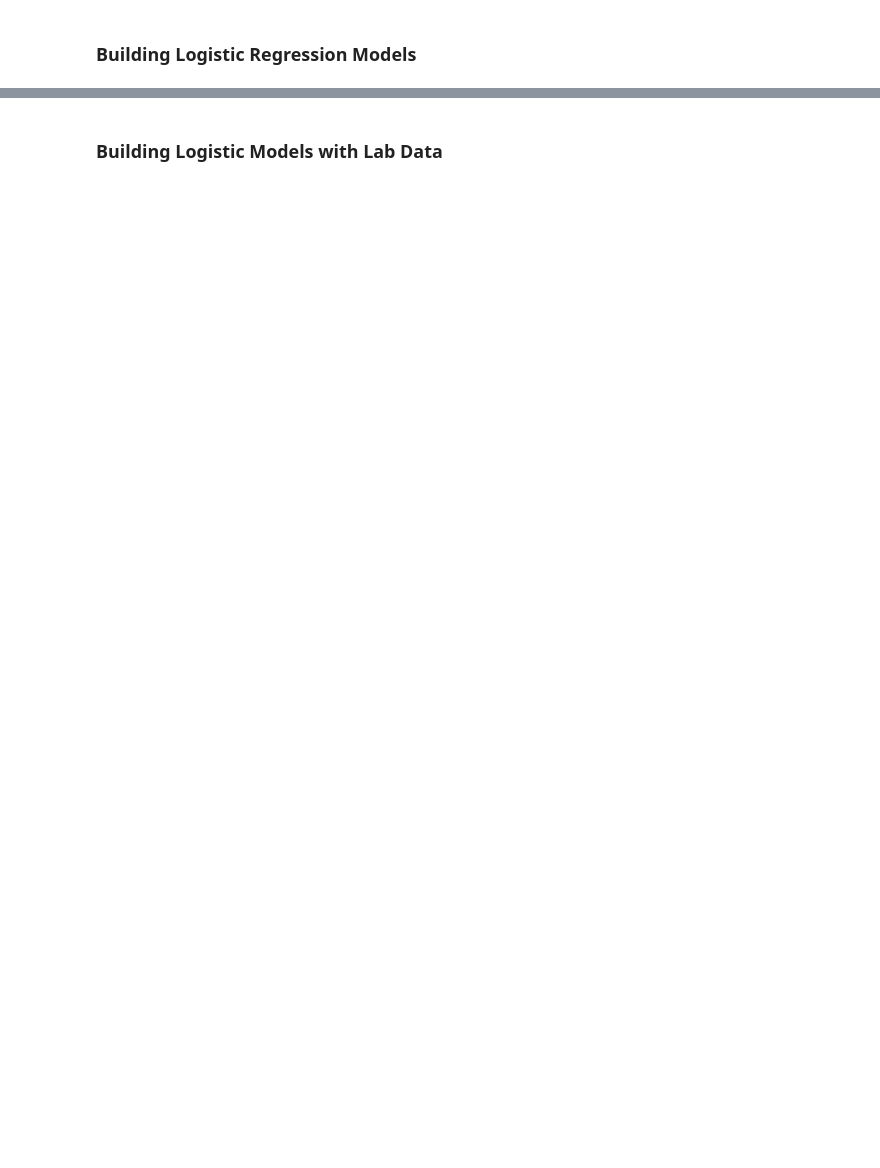
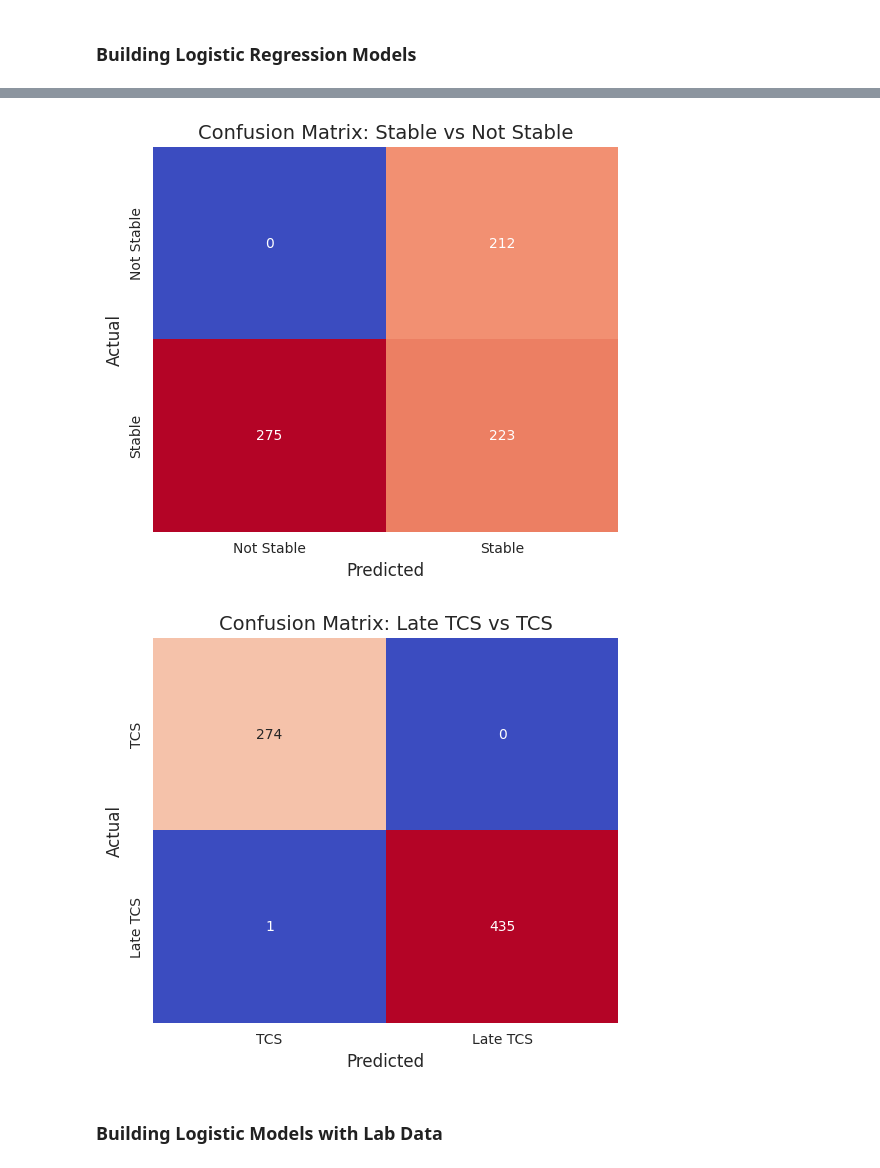
Before and after one commit to Kadin20031/TeamData_Mini_Project_DS450, a Jupyter notebook: CAPO and Time to Clinical Stability/TCS_Models.ipynb, the cells around one changed output, grey strips where cells are left out. Drawn from its saved outputs; the diff is of its cells as text; code cells hidden in the pictures; blank space fills up the shorter version.

```diff
--- a/CAPO and Time to Clinical Stability/TCS_Models.ipynb
+++ b/CAPO and Time to Clinical Stability/TCS_Models.ipynb
@@ -176,15 +121,20 @@ y = lm_df['TCS']
 # splitting data
 X_train, X_test, y_train, y_test = train_test_split(X, y, test_size=0.2, random_state=42)
 
-# fitting model
-
+# creating preprocessor
 lm = LinearRegression()
 
-lm.fit(X_train,y_train)
+lm_preprocessor = Pipeline(steps=[
+    ('imputer', SimpleImputer(strategy='mean')),
+    ('scaler', StandardScaler()),
+    ('regressor', lm)
+])
+
+lm_preprocessor.fit(X_train,y_train)
 
 # creating prediction variable
 
-y_pred = lm.predict(X_test)
+y_pred = lm_preprocessor.predict(X_test)
 
 # evaluating model
 
@@ -194,5 +144,5 @@ r2 = r2_score(y_test, y_pred)
 print(r2)
 
 
-# with an R^2 value of 0.053, this model is incredibly inaccurate and is not useful for predictions
+# with an R^2 value of 0.053, this model is incredible inaccurate and is not useful for predictions
 # %% [output]
@@ -232,28 +182,61 @@ X_train_Late, X_test_Late, y_train_Late, y_test_Late = train_test_split(x_late,
 
 logmodel = LogisticRegression(max_iter=3000)
 
+# create pipeline
+log_preprocessor = Pipeline(steps=[
+    ('imputer', SimpleImputer(strategy='mean')),
+    ('scaler', StandardScaler()),
+    ('classifier', logmodel)
+])
+
 # stable
-logmodel.fit(X_train_stable,y_train_stable)
+log_preprocessor.fit(X_train_stable,y_train_stable)
 
 # Late_TCS
-logmodel.fit(X_train_Late,y_train_Late)
+log_preprocessor.fit(X_train_Late,y_train_Late)
 
 # creating prediction variables
 
-y_pred_stable = logmodel.predict(X_test_stable)
-y_pred_late = logmodel.predict(X_test_Late)
+y_pred_stable = log_preprocessor.predict(X_test_stable)
+y_pred_late = log_preprocessor.predict(X_test_Late)
 
-# Showing R^2 for both groups
+# Create classification report for both groups
+
 #stable
-r2_stable = r2_score(y_test_stable, y_pred_stable)
+print("Stable or not stable Classification Report:")
+print(classification_report(y_test_stable, y_pred_stable))
+
+#Late_TCS
+print("\nTCS early or late Classification Report:")
+print(classification_report(y_test_Late, y_pred_late))
+
+# Creating confusion matrix for both groups
+
+#stable
+cm_stable = confusion_matrix(y_test_stable, y_pred_stable)
 #late
-r2_late = r2_score(y_test_Late, y_pred_late)
+cm_late = confusion_matrix(y_test_Late, y_pred_late)
 
-print('Stable or not stable R^2 score: ' + str(r2_stable))
-print('TCS early or late R^2 Score: ' + str(r2_late))
+# Function to plot a better confusion matrix
+def plot_confusion_matrix(y_true, y_pred, title, labels):
+    cm = confusion_matrix(y_true, y_pred)
+    cm_percent = cm.astype('float') / cm.sum(axis=1)[:, np.newaxis] * 100  # Convert to percentages
 
-# When predicting if the model would be good at predicting patient stability
-# the R^2 was horrible and was much worse than just taking the averages of the means
+    plt.figure(figsize=(6, 5))
+    sns.heatmap(cm, annot=True, fmt="d", cmap="coolwarm", cbar=False, xticklabels=labels, yticklabels=labels)
 
-# When looking at the TCS early or late the R^2 was 1 meaning that it was a perfect fit for the data
+    plt.xlabel("Predicted", fontsize=12)
+    plt.ylabel("Actual", fontsize=12)
+    plt.title(title, fontsize=14)
+    plt.xticks(fontsize=10)
+    plt.yticks(fontsize=10)
+    plt.show()
+
+# Define class labels for each confusion matrix
+labels_stable = ["Not Stable", "Stable"]
+labels_late = ["TCS", "Late TCS"]
+
+# Plot confusion matrices with improved visuals
+plot_confusion_matrix(y_test_stable, y_pred_stable, "Confusion Matrix: Stable vs Not Stable", labels_stable)
+plot_confusion_matrix(y_test_Late, y_pred_late, "Confusion Matrix: Late TCS vs TCS", labels_late)
 # %% [output]
@@ -262,3 +263,5 @@ TCS early or late R^2 Score: 1.0
+[figure, added]
+[figure, added]
 # %% [markdown]
 ### Building Logistic Models with Lab Data
 # %%
```
Also changed, not shown: parts of 7 cells of this notebook.
